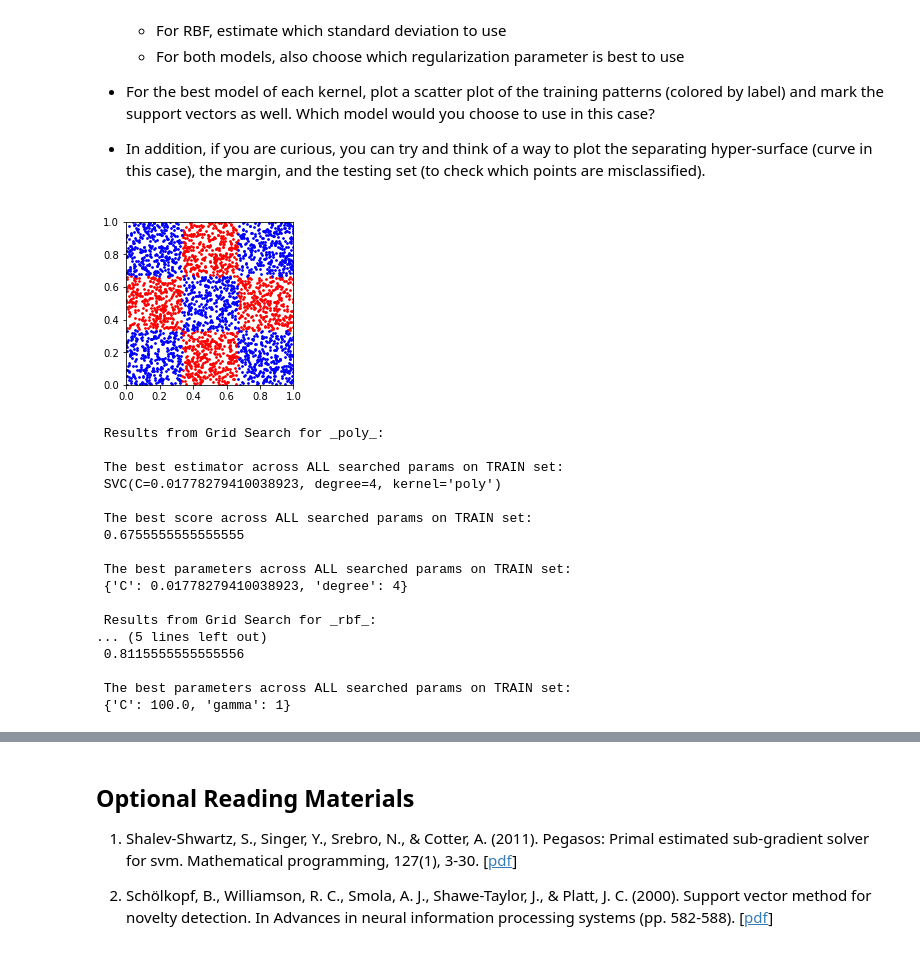
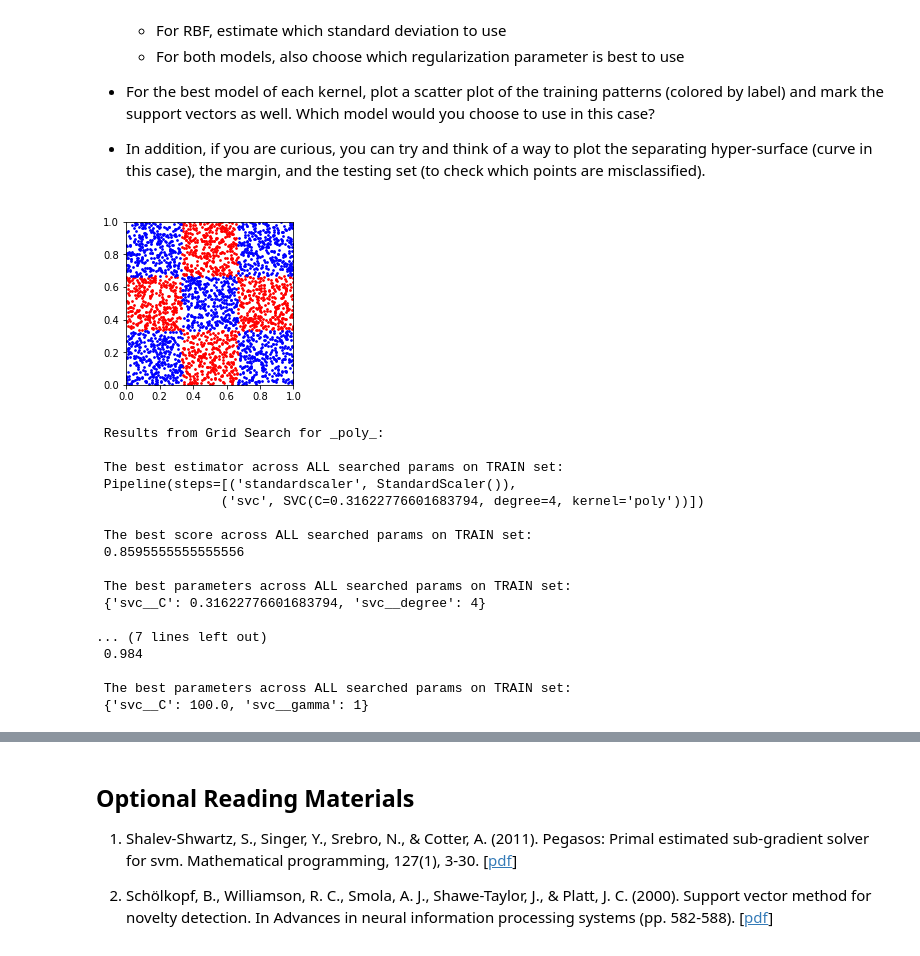
Before and after one commit to tansla/HWs_git, a Jupyter notebook: svm_exercise_2022_23.ipynb, the cells around one changed output, grey strips where cells are left out. Cells and saved outputs as stored; diff of their text form; code cells hidden in the pictures.

```diff
--- a/svm_exercise_2022_23.ipynb
+++ b/svm_exercise_2022_23.ipynb
@@ -394,15 +394,19 @@ def checkerboard(n):
 # %%
 # Usage sample
 import matplotlib.pyplot as plt
 X, y = checkerboard(3000)
-plt.figure(figsize=(3,3))
-plt.scatter(X[y==1,0], X[y==1,1], c='r', s=3)
-plt.scatter(X[y==-1,0], X[y==-1,1], c='b', s=3)
-plt.xlim([0,1])
-plt.ylim([0,1]);
+def plot_checkerboard(X,y):
+    plt.figure(figsize=(3,3))
+    plt.scatter(X[y==1,0], X[y==1,1], c='r', s=3)
+    plt.scatter(X[y==-1,0], X[y==-1,1], c='b', s=3)
+    plt.xlim([0,1])
+    plt.ylim([0,1]);
+
+
+plot_checkerboard(X,y)
 X_train, X_test, y_train, y_test = train_test_split(X, y, test_size=0.25, random_state=317)
 # %% [output]
-[figure, old version]
+[figure, new version]
 # %%
 import numpy as np
 from sklearn.pipeline import make_pipeline
@@ -411,17 +415,13 @@ from sklearn.svm import SVC
 from sklearn.model_selection import GridSearchCV
 
 # kernel{‘linear’, ‘poly’, ‘rbf’, ‘sigmoid’, ‘precomputed’} or callable, default=’rbf’
-options = [['poly', {'degree':range(2,5),'C': np.logspace(-3,2,5)}],['rbf',{'gamma': [1, 0.1, 0.01, 0.001],'C': np.logspace(-3,2,5)}]]
-# options = [['poly', {'svc__degree':range(2,5),'svc__C': np.logspace(-3,2,5)}],['rbf',{'svc__gamma': [1, 0.1, 0.01, 0.001],'svc__C': np.logspace(-3,2,5)}]]
+# options = [['poly', {'degree':range(2,5),'C': np.logspace(-3,2,5)}],['rbf',{'gamma': [1, 0.1, 0.01, 0.001],'C': np.logspace(-3,2,5)}]]
+options = [['poly', {'svc__degree':range(2,5),'svc__C': np.logspace(-3,2,5)}],['rbf',{'svc__gamma': [1, 0.1, 0.01, 0.001],'svc__C': np.logspace(-3,2,5)}]]
 
 for i in [0,1]:
     kernel = options[i][0]
     parameters = options[i][1]
-    clf =  SVC(kernel=kernel)
-    clf.fit(X_train, y_train)
-    clf.score(X_test, y_test)
-
-
+    clf = make_pipeline(StandardScaler(), SVC(kernel=kernel))
     grid_GBC = GridSearchCV(clf, parameters)
     grid_GBC.fit(X_train, y_train)
 
@@ -439,17 +439,17 @@ for i in [0,1]:
  Results from Grid Search for _poly_:
 
  The best estimator across ALL searched params on TRAIN set:
- SVC(C=0.01778279410038923, degree=4, kernel='poly')
+ Pipeline(steps=[('standardscaler', StandardScaler()),
+                ('svc', SVC(C=0.31622776601683794, degree=4, kernel='poly'))])
 
  The best score across ALL searched params on TRAIN set:
- 0.6755555555555555
+ 0.8595555555555556
 
  The best parameters across ALL searched params on TRAIN set:
- {'C': 0.01778279410038923, 'degree': 4}
+ {'svc__C': 0.31622776601683794, 'svc__degree': 4}
 
- Results from Grid Search for _rbf_:
-... (5 lines left out)
- 0.8115555555555556
+... (7 lines left out)
+ 0.984
 
  The best parameters across ALL searched params on TRAIN set:
- {'C': 100.0, 'gamma': 1}
+ {'svc__C': 100.0, 'svc__gamma': 1}
```
Also changed, not shown: parts of 5 cells of this notebook.
